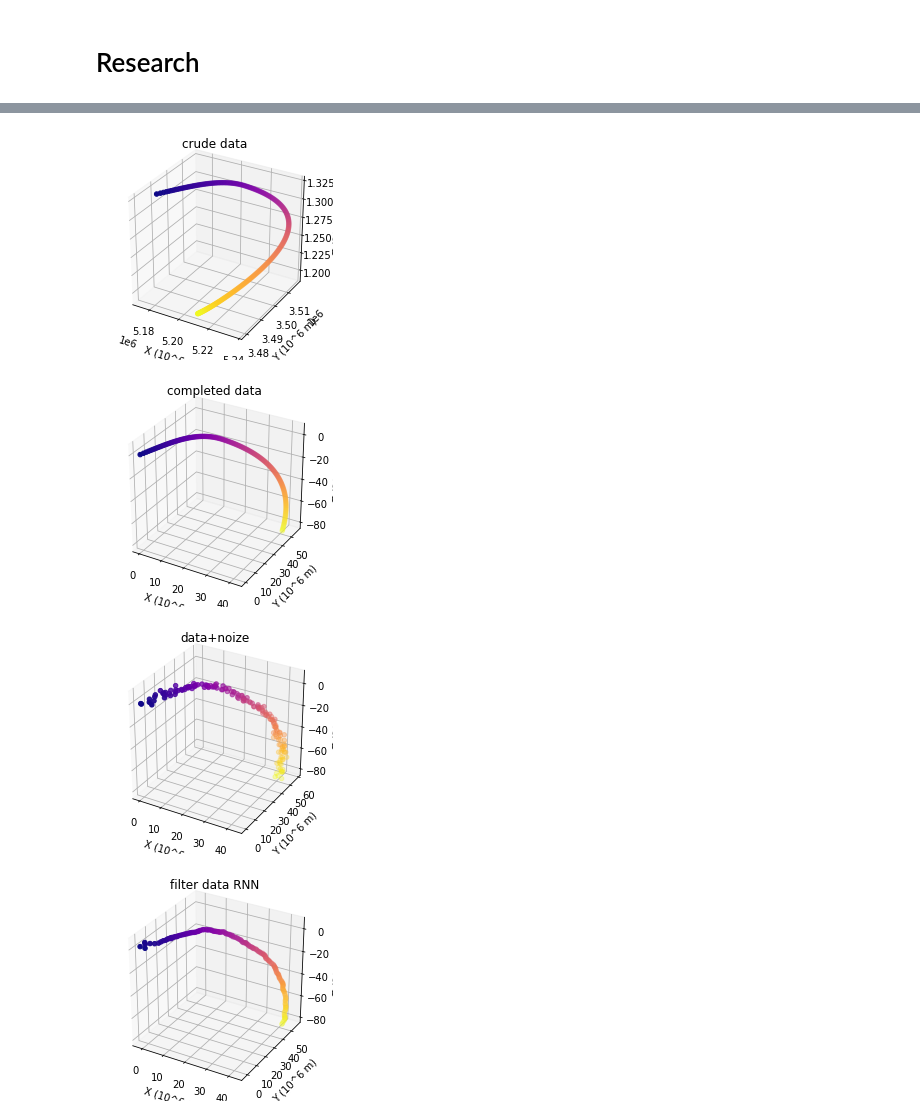
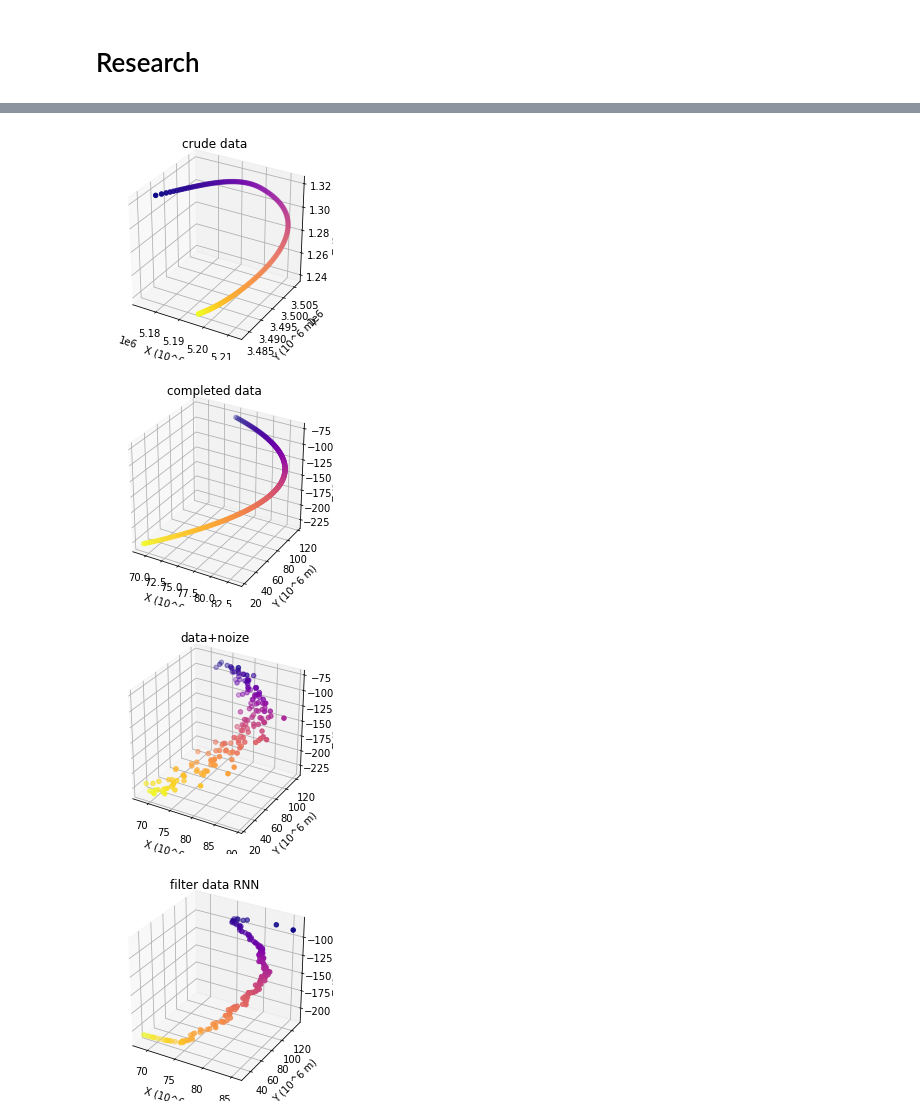
Before and after one commit to dart9905/coursework, a Jupyter notebook: KalmanNN/KalmanNN.ipynb, the cells around one changed output, grey strips where cells are left out. Saved outputs shown, nothing was run; the diff lists cells and outputs as text; code cells hidden in the pictures.

```diff
--- a/KalmanNN/KalmanNN.ipynb
+++ b/KalmanNN/KalmanNN.ipynb
@@ -235,7 +235,7 @@ def get_strided_data_clust(dset, keys, variables=3, gt_size=0, step=1, diff=Fals
             data_seqs.append([new_rt])
             traj_ids.append(k)
 
-    data_seqs_noise = np.random.normal(data_seqs, random.randint(1, 3))
+    data_seqs_noise = np.random.normal(data_seqs, random.randint(2, 5))
 
     # Collect all data seqs into one huge dataset
     # of shape [? , gt_size, variables]
@@ -490,6 +490,28 @@ def traning_fun(trajectories_rnn, criterion, opt, train_dl, val_dl, train_loss,
         for id_b, batch_total in enumerate(train_dl):
             opt.zero_grad()
             batch = batch_total['data_noise'].to(device, torch.float32)
+
+            predictions = rnn_loop(trajectories_rnn, batch, device)
+
+            # compute loss
+            data_real = batch_total['data'].to(device, torch.float32)
+
+            # print(predictions_logp.shape, actual_next_tokens.shape)
+            loss = criterion(
+                predictions.contiguous().view(-1),
+                data_real.contiguous().view(-1)
+            )
+            ep_train_accuracy.append(accuracy(predictions.cpu().detach().numpy(), data_real.cpu().detach().numpy().astype(float), Discrepancy))
+
+            # train with backprop
+            loss.backward()
+            opt.step()
+
+            ep_train_loss.append(loss.cpu().data.numpy())
+
+        for id_b, batch_total in enumerate(train_dl):
+            opt.zero_grad()
+            batch = batch_total['data'].to(device, torch.float32)
 
             predictions = rnn_loop(trajectories_rnn, batch, device)
 
@@ -961,12 +983,12 @@ mean accuracy kalman 84.0 %
 # %%
-k = 0#27
+k = 27
 plot_trajectory(dset[test_keys[k]], 'crude data')
 plot_trajectory(test_data.data['data'][k], 'completed data')
 plot_trajectory(test_data.data['data_noise'][k], 'data+noize')
 plot_trajectory(pack_predictions[k//BATCH_SIZE_TEST][k-k//BATCH_SIZE_TEST*BATCH_SIZE_TEST], 'filter data RNN')
 plot_trajectory(data_trajectories_filter[k//BATCH_SIZE_TEST][k-k//BATCH_SIZE_TEST*BATCH_SIZE_TEST], 'filter data Kalman')
 # %% [output]
-[figure, old version]
+[figure, new version]
-[figure, old version]
+[figure, new version]
-[figure, old version]
+[figure, new version]
-[figure, old version]
+[figure, new version]
```
Also changed, not shown: parts of 4 cells of this notebook.
